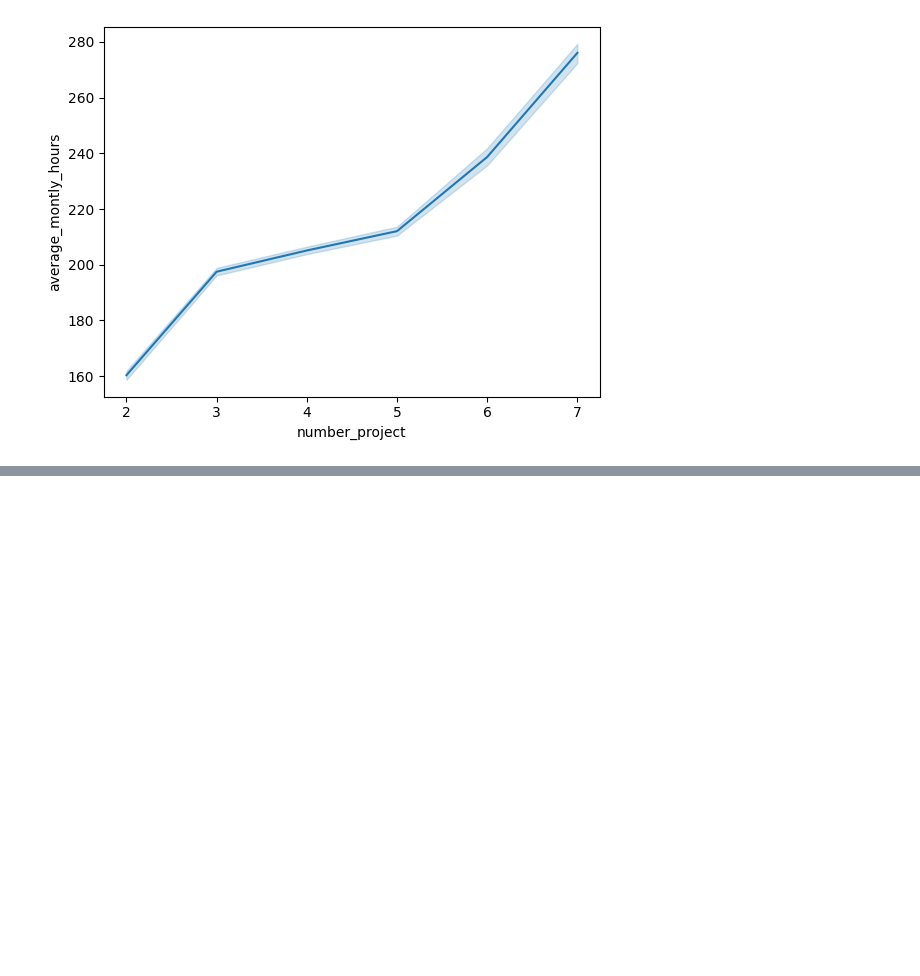
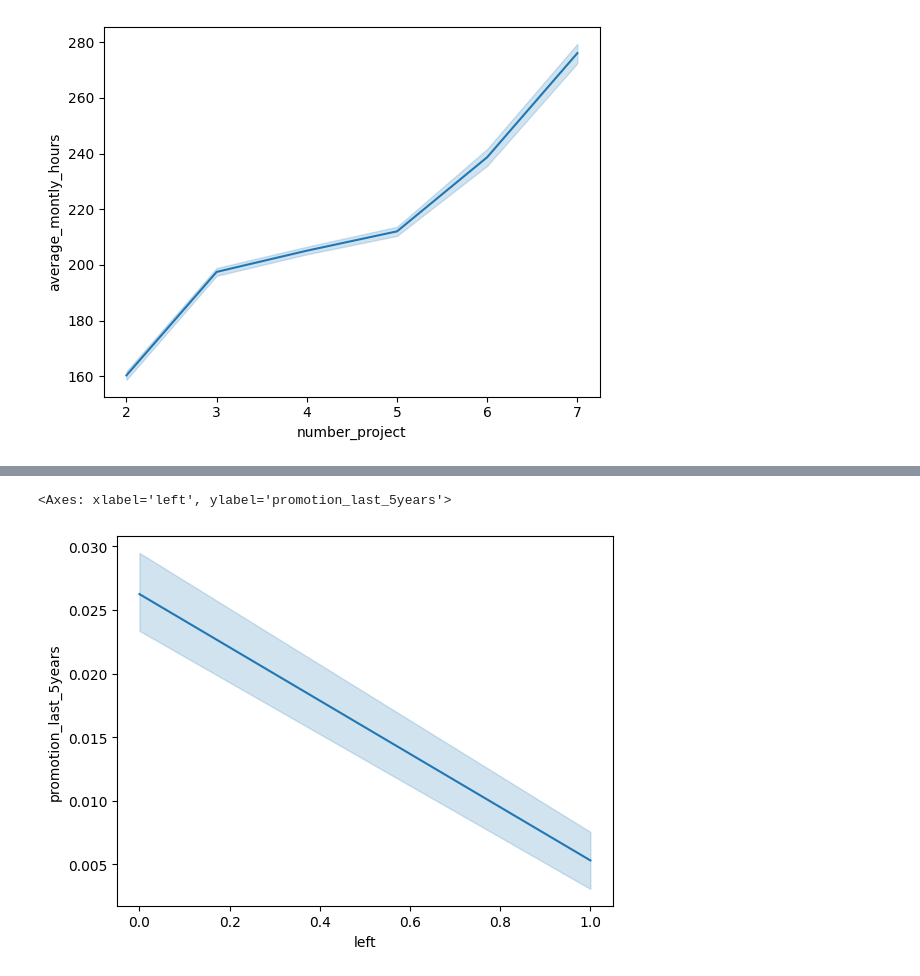
Before and after one commit to RakshitYadav09/Python-Practice, a Jupyter notebook: sea.ipynb, the cells around one changed output, grey strips where cells are left out. Drawn from its saved outputs; the diff is of its cells as text; code cells hidden in the pictures; blank space fills up the shorter version.

```diff
--- a/sea.ipynb
+++ b/sea.ipynb
@@ -120,0 +125,5 @@ sns.lineplot(x='number_project', y='average_montly_hours', data=df)
+# %%
+sns.lineplot(x = 'left', y = 'promotion_last_5years', data = df)
+# %% [output]
+<Axes: xlabel='left', ylabel='promotion_last_5years'>
+[figure, added]
```
Also changed, not shown: parts of 4 cells of this notebook.
